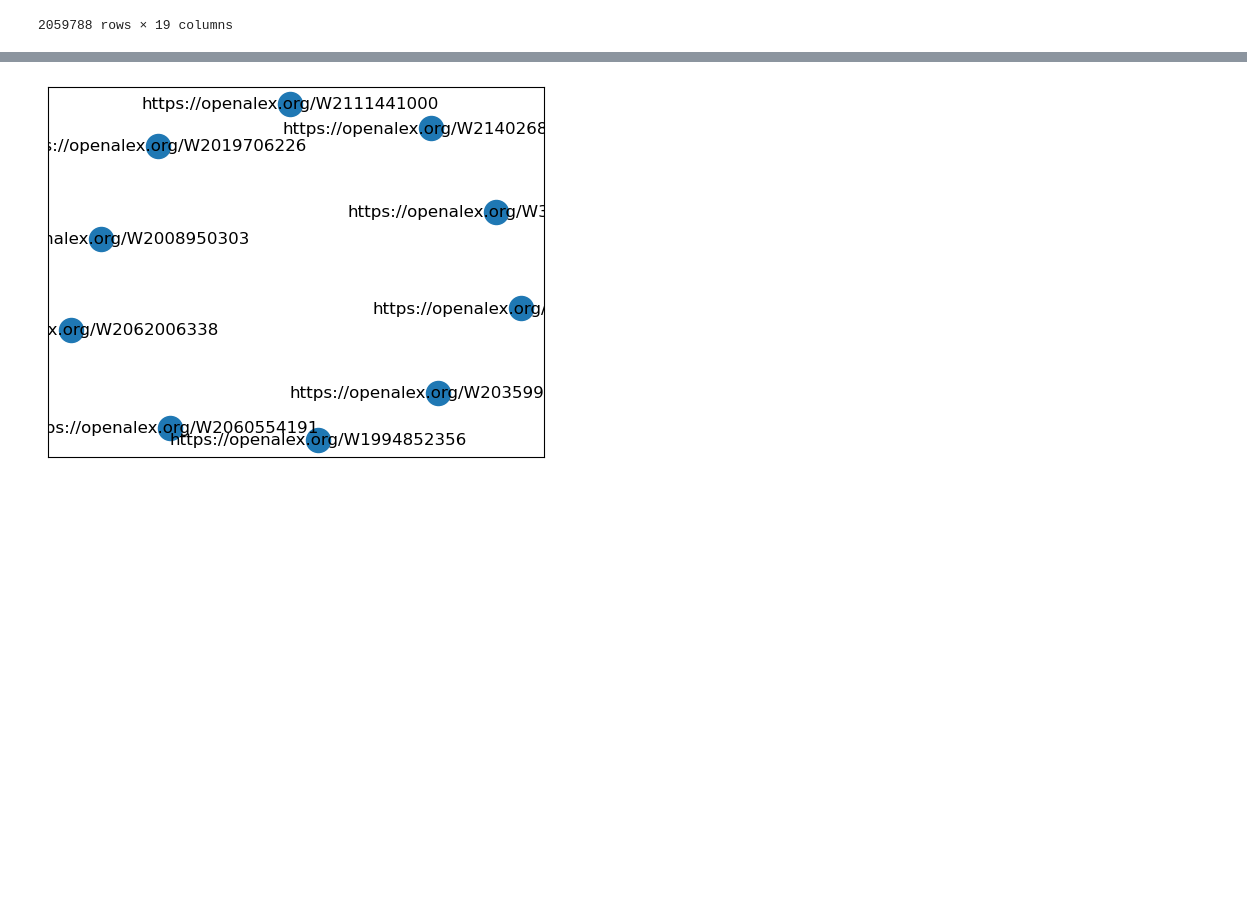
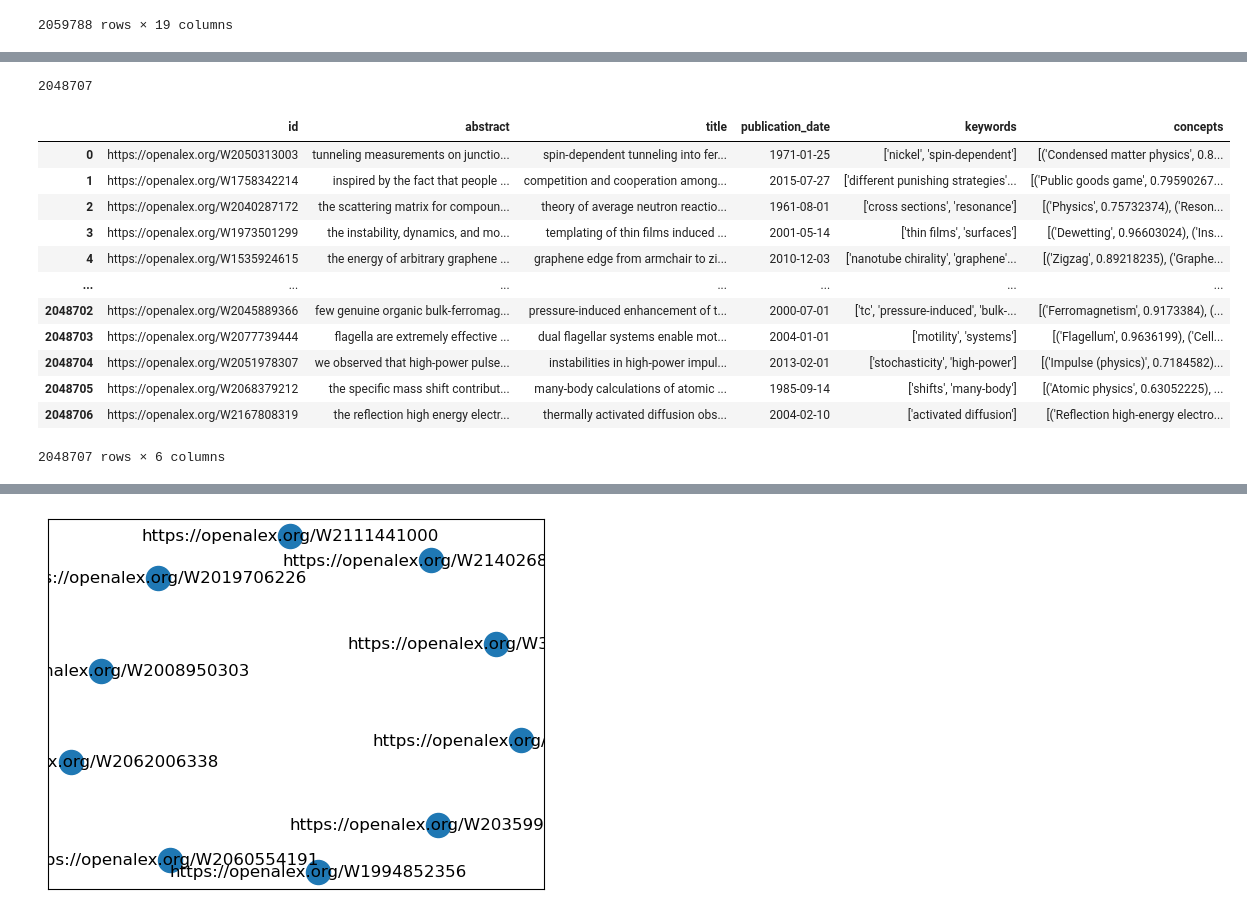
Before and after one commit to machadoprx/ml_applied_to_scientometrics, a Jupyter notebook: notebooks/02 - Preprocessing and Mini EDA.ipynb, the cells around one changed output, grey strips where cells are left out. Saved outputs shown, nothing was run; the diff lists cells and outputs as text; code cells hidden in the pictures; blank space fills up the shorter version.

```diff
--- a/notebooks/02 - Preprocessing and Mini EDA.ipynb
+++ b/notebooks/02 - Preprocessing and Mini EDA.ipynb
@@ -238,0 +174,4 @@ NameError: name 'network' is not defined
+# %%
+len(network.keys())
+# %% [output]
+2048707
@@ -238,0 +186,16 @@ NameError: name 'network' is not defined
+# %%
+df
+# %% [output]
+|  | id | abstract | title | publication_date | keywords | concepts |
+| 0 | https://openalex.org/W2050313003 | tunneling measurements on junctio... | spin-dependent tunneling into fer... | 1971-01-25 | ['nickel', 'spin-dependent'] | [('Condensed matter physics', 0.8... |
+| 1 | https://openalex.org/W1758342214 | inspired by the fact that people ... | competition and cooperation among... | 2015-07-27 | ['different punishing strategies'... | [('Public goods game', 0.79590267... |
+| 2 | https://openalex.org/W2040287172 | the scattering matrix for compoun... | theory of average neutron reactio... | 1961-08-01 | ['cross sections', 'resonance'] | [('Physics', 0.75732374), ('Reson... |
+| 3 | https://openalex.org/W1973501299 | the instability, dynamics, and mo... | templating of thin films induced ... | 2001-05-14 | ['thin films', 'surfaces'] | [('Dewetting', 0.96603024), ('Ins... |
+| 4 | https://openalex.org/W1535924615 | the energy of arbitrary graphene ... | graphene edge from armchair to zi... | 2010-12-03 | ['nanotube chirality', 'graphene'... | [('Zigzag', 0.89218235), ('Graphe... |
+| ... | ... | ... | ... | ... | ... | ... |
+| 2048702 | https://openalex.org/W2045889366 | few genuine organic bulk-ferromag... | pressure-induced enhancement of t... | 2000-07-01 | ['tc', 'pressure-induced', 'bulk-... | [('Ferromagnetism', 0.9173384), (... |
+| 2048703 | https://openalex.org/W2077739444 | flagella are extremely effective ... | dual flagellar systems enable mot... | 2004-01-01 | ['motility', 'systems'] | [('Flagellum', 0.9636199), ('Cell... |
+| 2048704 | https://openalex.org/W2051978307 | we observed that high-power pulse... | instabilities in high-power impul... | 2013-02-01 | ['stochasticity', 'high-power'] | [('Impulse (physics)', 0.7184582)... |
+| 2048705 | https://openalex.org/W2068379212 | the specific mass shift contribut... | many-body calculations of atomic ... | 1985-09-14 | ['shifts', 'many-body'] | [('Atomic physics', 0.63052225), ... |
+| 2048706 | https://openalex.org/W2167808319 | the reflection high energy electr... | thermally activated diffusion obs... | 2004-02-10 | ['activated diffusion'] | [('Reflection high-energy electro... |
+2048707 rows × 6 columns
```
Also changed, not shown: parts of 47 cells of this notebook, 3 other files.
